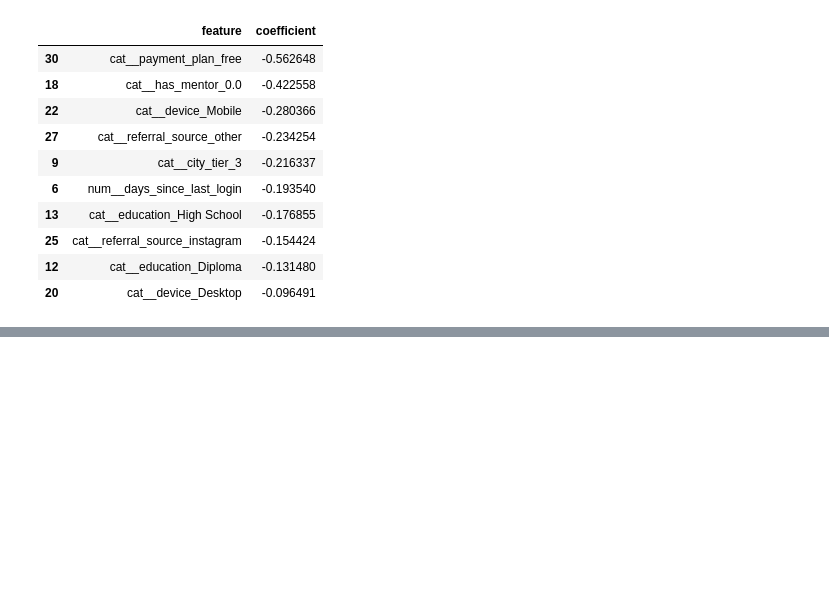
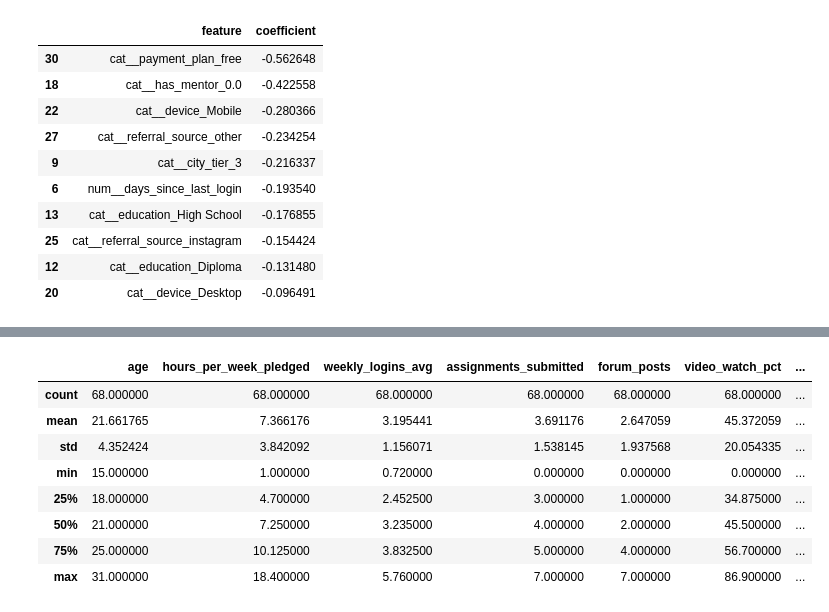
Before and after one commit to Prototype361/Course-completion-predictor, a Jupyter notebook: Notebooks/ML_Assignment.ipynb, the cells around one changed output, grey strips where cells are left out. Saved outputs shown, nothing was run; the diff lists cells and outputs as text; code cells hidden in the pictures; blank space fills up the shorter version.

```diff
--- a/Notebooks/ML_Assignment.ipynb
+++ b/Notebooks/ML_Assignment.ipynb
@@ -2631,0 +2698,12 @@ coef_df.sort_values(
+# %%
+false_negatives.describe()
+# %% [output]
+|  | age | hours_per_week_pledged | weekly_logins_avg | assignments_submitted | forum_posts | video_watch_pct | ... |
+| count | 68.000000 | 68.000000 | 68.000000 | 68.000000 | 68.000000 | 68.000000 | ... |
+| mean | 21.661765 | 7.366176 | 3.195441 | 3.691176 | 2.647059 | 45.372059 | ... |
+| std | 4.352424 | 3.842092 | 1.156071 | 1.538145 | 1.937568 | 20.054335 | ... |
+| min | 15.000000 | 1.000000 | 0.720000 | 0.000000 | 0.000000 | 0.000000 | ... |
+| 25% | 18.000000 | 4.700000 | 2.452500 | 3.000000 | 1.000000 | 34.875000 | ... |
+| 50% | 21.000000 | 7.250000 | 3.235000 | 4.000000 | 2.000000 | 45.500000 | ... |
+| 75% | 25.000000 | 10.125000 | 3.832500 | 5.000000 | 4.000000 | 56.700000 | ... |
+| max | 31.000000 | 18.400000 | 5.760000 | 7.000000 | 7.000000 | 86.900000 | ... |
```
Also changed, not shown: parts of 15 cells of this notebook, 1 other file.
